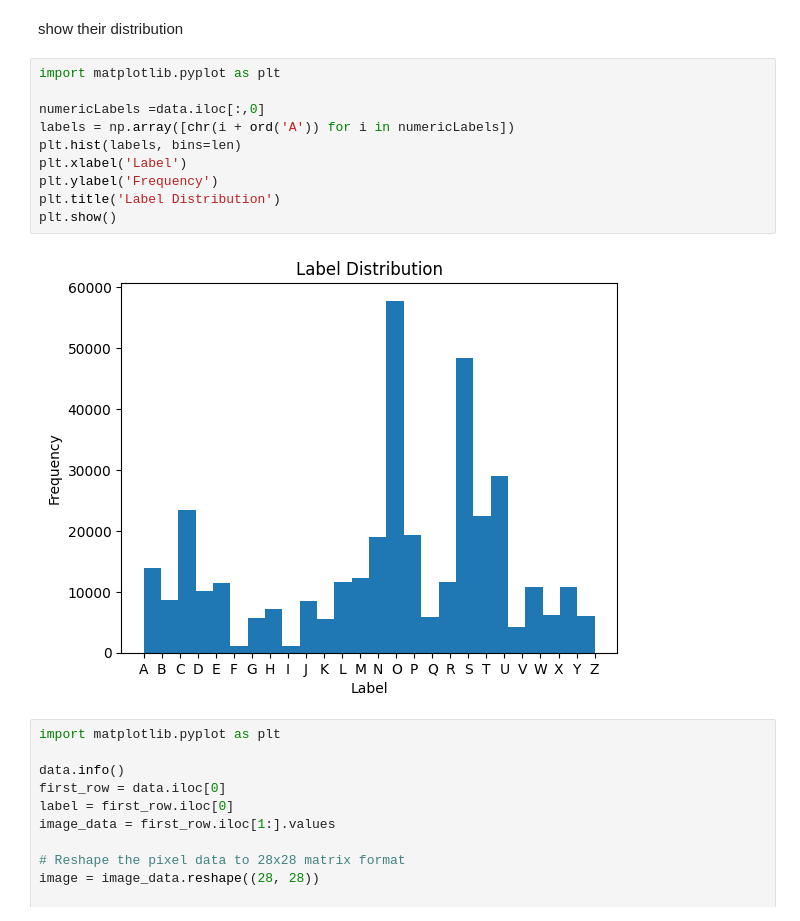
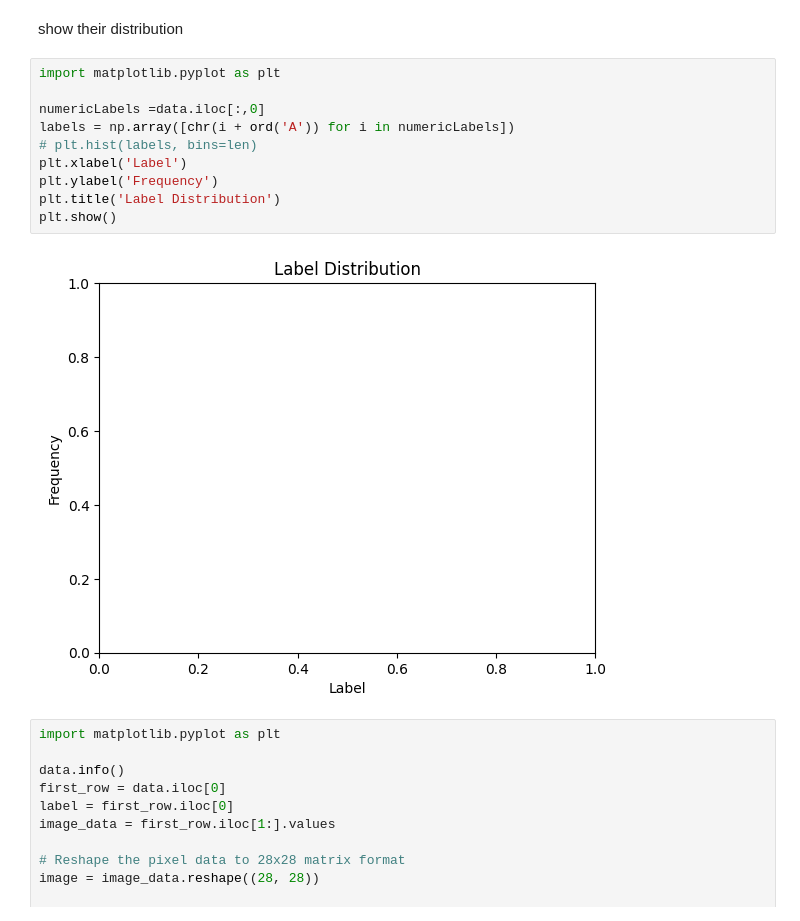
Before and after one commit to saraalbagory/ml-project, a Jupyter notebook: alphabet_classfication.ipynb, the cells around one changed output. Cells and saved outputs as stored; diff of their text form.

```diff
--- a/alphabet_classfication.ipynb
+++ b/alphabet_classfication.ipynb
@@ -46,15 +46,15 @@ show their distribution
 # %%
 import matplotlib.pyplot as plt
 
 numericLabels =data.iloc[:,0]
 labels = np.array([chr(i + ord('A')) for i in numericLabels])
-plt.hist(labels, bins=len)
+# plt.hist(labels, bins=len)
 plt.xlabel('Label')
 plt.ylabel('Frequency')
 plt.title('Label Distribution')
 plt.show()
 # %% [output]
-[figure, old version]
+[figure, new version]
 # %%
 import matplotlib.pyplot as plt
 
```
Also changed, not shown: parts of 29 cells of this notebook.
